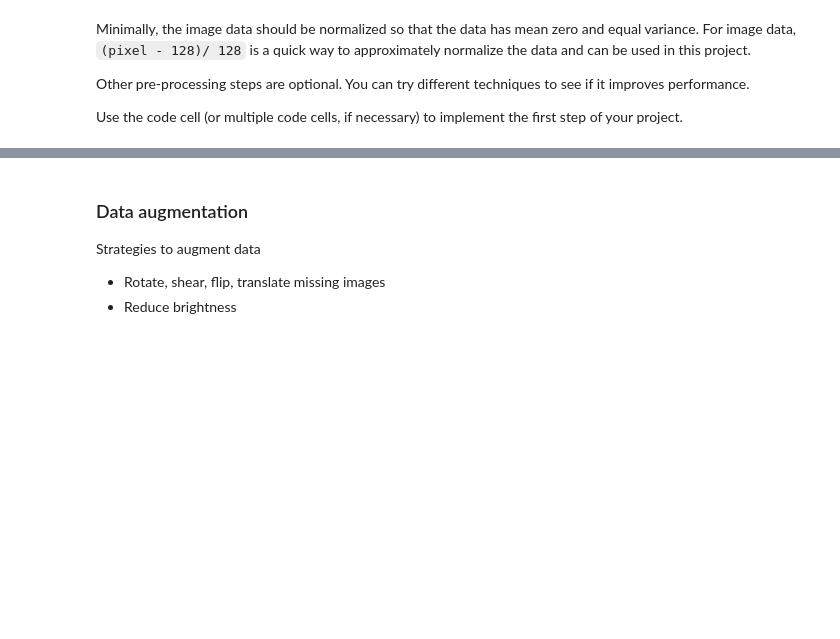
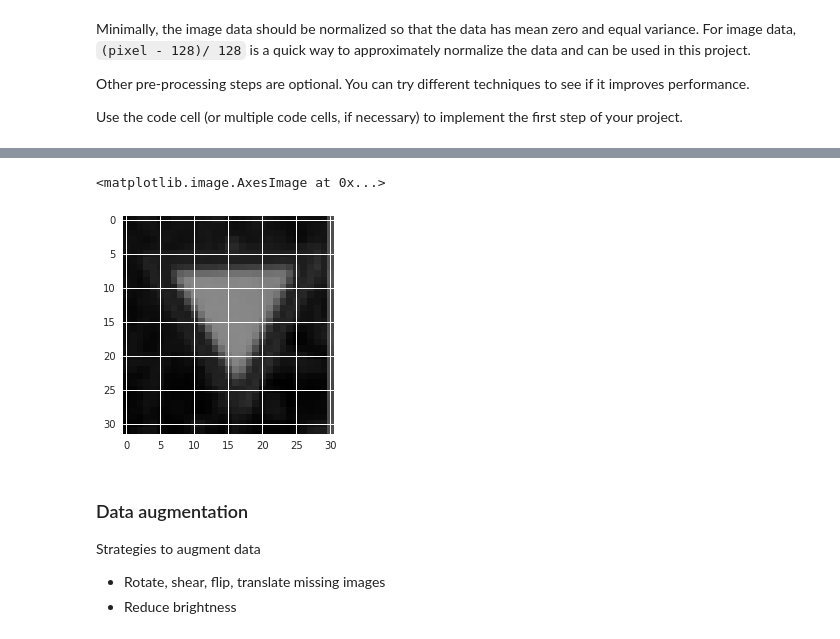
Before and after one commit to adhulipa/CarND-Traffic-Sign-Classifier-Project, a Jupyter notebook: Traffic_Sign_Classifier.ipynb, the cells around one changed output, grey strips where cells are left out. Saved outputs shown, nothing was run; the diff lists cells and outputs as text; code cells hidden in the pictures; blank space fills up the shorter version.

```diff
--- a/Traffic_Sign_Classifier.ipynb
+++ b/Traffic_Sign_Classifier.ipynb
@@ -239,9 +239,9 @@ img_norm std= 0.672930482295
 ### converting to grayscale, etc.
 ### Feel free to use as many code cells as needed.
 # %%
-# # Colorspace transforms
-# X_train_gray = np.array([grayscale(image) for image in X_train])
-# X_train_gray = np.resize(X_train_gray, (len(X_train_gray), 32,32,1))
-# X_valid_gray = [grayscale(image) for image in X_valid]
-# X_valid_gray = np.resize(X_valid_gray, (len(X_valid_gray), 32,32,1))
+# Colorspace transforms
+X_train_gray = [grayscale(image) for image in X_train]
+X_train_gray = np.resize(X_train_gray, (len(X_train_gray), 32,32,1))
+X_valid_gray = [grayscale(image) for image in X_valid]
+X_valid_gray = np.resize(X_valid_gray, (len(X_valid_gray), 32,32,1))
 # %%
@@ -258,10 +258,15 @@ X_valid_yuv_gcn = np.array([global_constrast_norm(image) for image in X_valid_yu
 # %%
-# # Naive norm as suggested in the project.
-# X_train_copy = np.copy(X_train)
-# X_train_copy = X_train_copy - np.mean((X_train_copy-256)/256, axis=0)
+# Naive norm as suggested in the project.
+X_train_gray_norm = np.copy(X_train_gray)
+X_train_gray_norm = X_train_gray_norm - np.mean((X_train_gray_norm-256)/256, axis=0)
 
-# plt.imshow(np.mean((X_train_copy-256)/256, axis=0))
-# plt.show()
+X_valid_gray_norm = np.copy(X_valid_gray)
+X_valid_gray_norm = X_valid_gray - np.mean((X_valid_gray-256)/256, axis=0)
+
+plt.imshow(np.resize(random.choice(X_train_gray_norm), (32,32)), cmap='gray')
+# %% [output]
+<matplotlib.image.AxesImage at 0x...>
+[figure, added]
 # %% [markdown]
 ### Data augmentation
 Strategies to augment data
```
Also changed, not shown: parts of 21 cells of this notebook.
